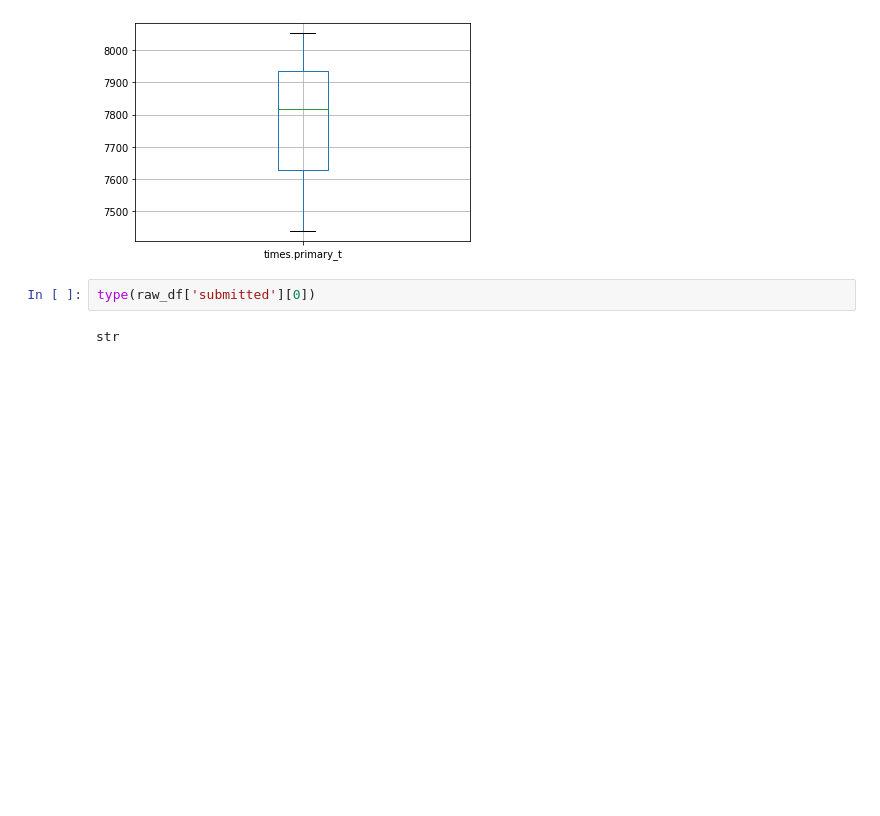
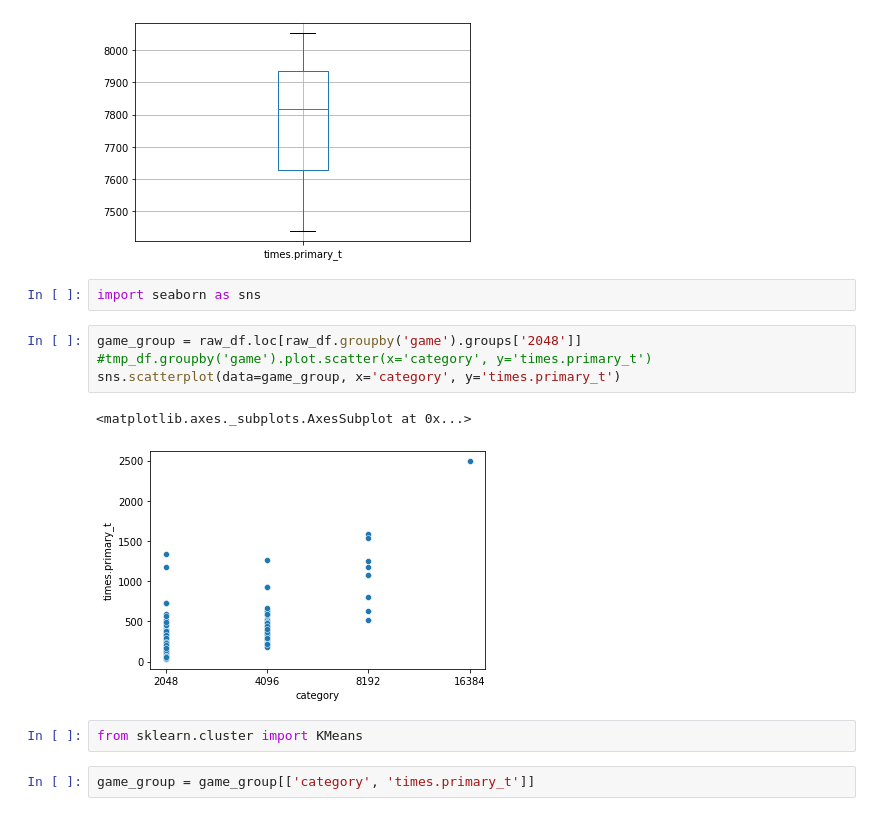
Before and after one commit to CiroGomess/speedrun, a Jupyter notebook: projeto_final.ipynb, the cells around one changed output. Drawn from its saved outputs; the diff is of its cells as text; blank space fills up the shorter version.

```diff
--- a/projeto_final.ipynb
+++ b/projeto_final.ipynb
@@ -203,7 +203,16 @@ display(raw_df.loc[raw_df['game'] == '.hack//Outbreak'].boxplot('times.primary_t
 # %% [output]
 <matplotlib.axes._subplots.AxesSubplot at 0x...>
 [figure]
-# %%
-type(raw_df['submitted'][0])
-# %% [output]
-str
+# %%
+import seaborn as sns
+# %%
+game_group = raw_df.loc[raw_df.groupby('game').groups['2048']]
+#tmp_df.groupby('game').plot.scatter(x='category', y='times.primary_t')
+sns.scatterplot(data=game_group, x='category', y='times.primary_t')
+# %% [output]
+<matplotlib.axes._subplots.AxesSubplot at 0x...>
+[figure, added]
+# %%
+from sklearn.cluster import KMeans
+# %%
+game_group = game_group[['category', 'times.primary_t']]
```
Also changed, not shown: parts of 13 cells of this notebook.
